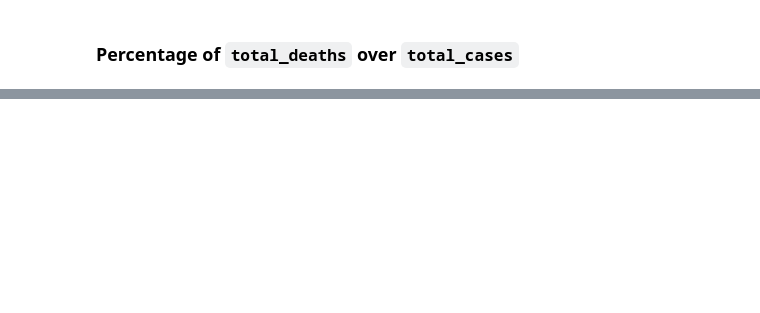
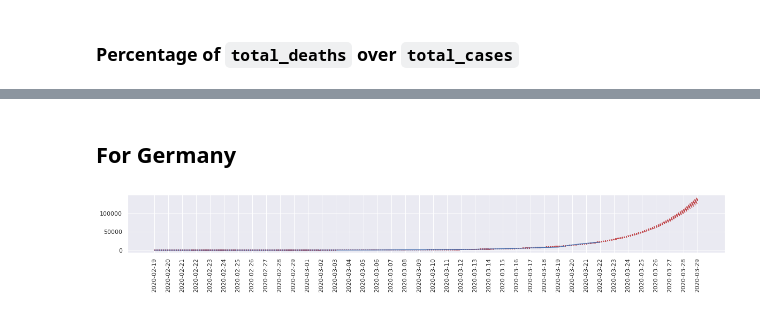
Before and after one commit to jabayat/COVID-19_pandemic_visualization_and_regression, a Jupyter notebook: visualization_and_regression.ipynb, the cells around one changed output, grey strips where cells are left out. Saved outputs shown, nothing was run; the diff lists cells and outputs as text; code cells hidden in the pictures; blank space fills up the shorter version.

```diff
--- a/visualization_and_regression.ipynb
+++ b/visualization_and_regression.ipynb
@@ -211,0 +225,8 @@ for _ in range(10000):
+# %% [markdown]
+## For Germany
+# %%
+location = "Germany"
+location_population = 82e6
+plot_100(location, location_population, 1)
+# %% [output]
+[figure, added]
```
Also changed, not shown: parts of 26 cells of this notebook.
